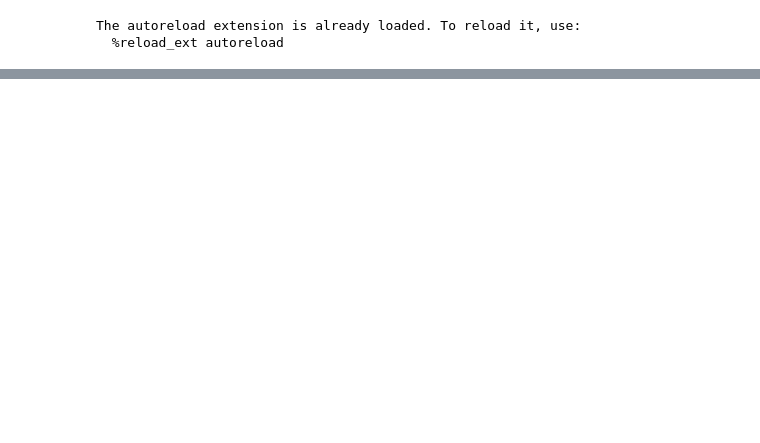
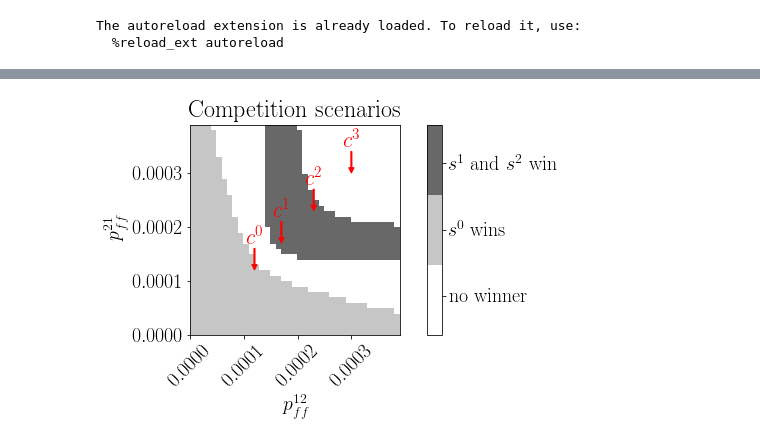
Before and after one commit to tristanstoeber/sequence_competition_cooperation, a Jupyter notebook: 4_Cooperation.ipynb, the cells around one changed output, grey strips where cells are left out. Saved outputs shown, nothing was run; the diff lists cells and outputs as text; code cells hidden in the pictures; blank space fills up the shorter version.

```diff
--- a/4_Cooperation.ipynb
+++ b/4_Cooperation.ipynb
@@ -69,8 +25,0 @@ rE_pair = r_pair[:, ::2]
-# %%
-fig, ax = plt.subplots(len(params['seqs']), 2, sharex=True, sharey=True)
-for i, seq_i in enumerate(params['seqs']):
-    ax[i, 0].plot(t, rE[:, seq_i[::2]])
-    ax[i, 1].plot(t, rE_pair[:, seq_i[::2]])
-ax[0, 0].set_title('E')
-ax[0, 1].set_title('I')
-ax[0, 0].set_xlim(xlim)
@@ -99,7 +43,7 @@ else:
         ])
 
     for i, pot_pr_0 in enumerate(tqdm(params['range_pot_pairing0'])):
-        for j, pot_pr_1 in enumerate(params['range_pot_pairing1']):
+        for j, pot_pr_1 in enumerate(tqdm(params['range_pot_pairing1'])):
             sim = sim_wc.Simulator(params)
             sim.set_interaction_matrix()
             sim.pair_sequences(pot=[pot_pr_0, pot_pr_1], type_proj='EE')
@@ -117,7 +61,7 @@ crit = np.zeros([
 
 dt = np.mean(np.unique(np.diff(params['t'])))
 
-for i in range(len(params['range_pot_pairing0'])):
+for i in tqdm(range(len(params['range_pot_pairing0']))):
     for j in range(len(params['range_pot_pairing1'])):
         for m, seq_m in enumerate(params['seqs']):
             rE_ijm = rE[i, j, :, :][:, seq_m]
@@ -142,58 +86,78 @@ cmap = mpl.colors.LinearSegmentedColormap.from_list(
 # define the bins and normalize
 bounds = [0, 0.9, 1.1, 2., 3.]
 norm = mpl.colors.BoundaryNorm(bounds, cmap.N)
+# %%
+ar_examples = np.array([
+    [1.2e-4, 1.2e-4],
+    [1.7e-4, 1.7e-4],
+    [2.3e-4, 2.3e-4],
+    [3e-4, 3e-4],
+
+]) # x, y
 # %%
 piv = np.sum(crit_12lumped, axis=2)
 f = 0.1
 piv = piv - f*crit_12lumped[:, :, 0]
 piv = piv + f*crit_12lumped[:, :, 1]
 
-fig, ax = plt.subplots(1, 2, squeeze=False, gridspec_kw={'width_ratios': [0.95, 0.05]}, figsize=(7,4))
+fig, ax = plt.subplots(1, 2, squeeze=False, gridspec_kw={'width_ratios': [0.95, 0.05]}, figsize=(7,5))
+
+
+ax[0,0].set_ylabel(r'$p^{21}_{ff}$')
+ax[0,0].set_xlabel(r'$p^{12}_{ff}$')
+ax[0,0].set_title(r'Competition scenarios')
 
 
 ax[0,0].set_aspect('equal')
 heatmap = ax[0,0].pcolormesh(
-    params['range_pot_pairing0'],
-    params['range_pot_pairing1'],
+    params['range_pot_pairing0']*params['p_ff'],
+    params['range_pot_pairing1']*params['p_ff'],
     piv.T, cmap=cmap, norm=norm)
-#ax[0,0].axis('equal')
-#ax[0,0].set_ylabel(r'n^{E,0}$')
-#ax[0,0].set_xlabel(r'n^{E,1}$')
-#ax[0,0].set_xticks([params['range_nE1'][0], params['range_nE1'][-1]])
-#ax[0,0].set_yticks([params['range_pot_ff1'][0], params['range_pot_ff1'][-1]])
-#ax[0,0].set_title('Competition scenarios', fontsize=24)
+
+ax[0,0].set_xticks(ax[0,0].get_yticks())
+fig.canvas.draw()
+labels = [item.get_text() for item in ax[0,0].get_xticklabels()]
+ax[0,0].set_xticklabels(labels, rotation=45)
+ax[0,0].set_xlim(ax[0,0].get_ylim())
+
 
 ax2 = ax[0, 1]
-
-# adjust ticklabels to represent pff instead of potentiation factor
-yticks = ax[0,0].get_yticks()
-yticks = yticks[:-1]
-yticks_m = yticks*params['p_ff']
-#ax[0,0].set_yticklabels(np.round(yticks, 5))
-ax[0,0].set_yticks(yticks)
-ax[0,0].set_yticklabels([str(i) for i in yticks_m])
-
-ax[0,0].set_ylabel(r'$p^{21}_{ff}$')
-
-xticks = ax[0,0].get_xticks()
-xticks = xticks[:-1]
-xticks_m = xticks*params['p_ff']
-#ax[0,0].set_xticklabels(np.round(xticks, 5))
-ax[0,0].set_xticklabels([str(i) for i in xticks_m], rotation=30)
-ax[0,0].set_xticks(xticks)
-ax[0,0].set_xlabel(r'$p^{12}_{ff}$')
 
 cb = mpl.colorbar.ColorbarBase(
     ax2, cmap=cmap, norm=norm,
     #spacing='proportional',
     #ticks=[0.5, 1., 1.5, 2.5],
     ticks=[0.5, 1., 1.5],
     boundaries=bounds[:-1], format='%2i')
 cb.ax.set_yticklabels(
-    ['winnerless',
+    ['no winner',
      '$s^0$ wins',
      '$s^1$ and $s^2$ win'])
+
+# draw arrows
+dx, dy = 0, -3e-5
+head_length = 1e-5
+for i, ex_i in enumerate(ar_examples):
+    p__12_ff_i, p__21_ff_i = ex_i
+    ax[0,0].arrow(
+        p__12_ff_i-dx, p__21_ff_i-dy+head_length,
+        dx, dy,
+        color='r',
+        width=2e-6,
+        head_width=1e-5,
+        head_length=1e-5)
+
+    ax[0,0].text(
+        p__12_ff_i, p__21_ff_i+4e-5,
+        #r'$\stackrel$',
+        #r'$*^{s^'+str(i)+'}$',
+        r'$c^'+str(i)+'$',
+             color='r', fontsize=22,
+        horizontalalignment='center',
+        verticalalignment='bottom')
 
 fig.tight_layout()
 
 fig.savefig('figures/4_CooperationRequiresMutualInteractions.svg')
+# %% [output]
+[figure, added]
```
Also changed, not shown: parts of 25 cells of this notebook, 8 other files.
